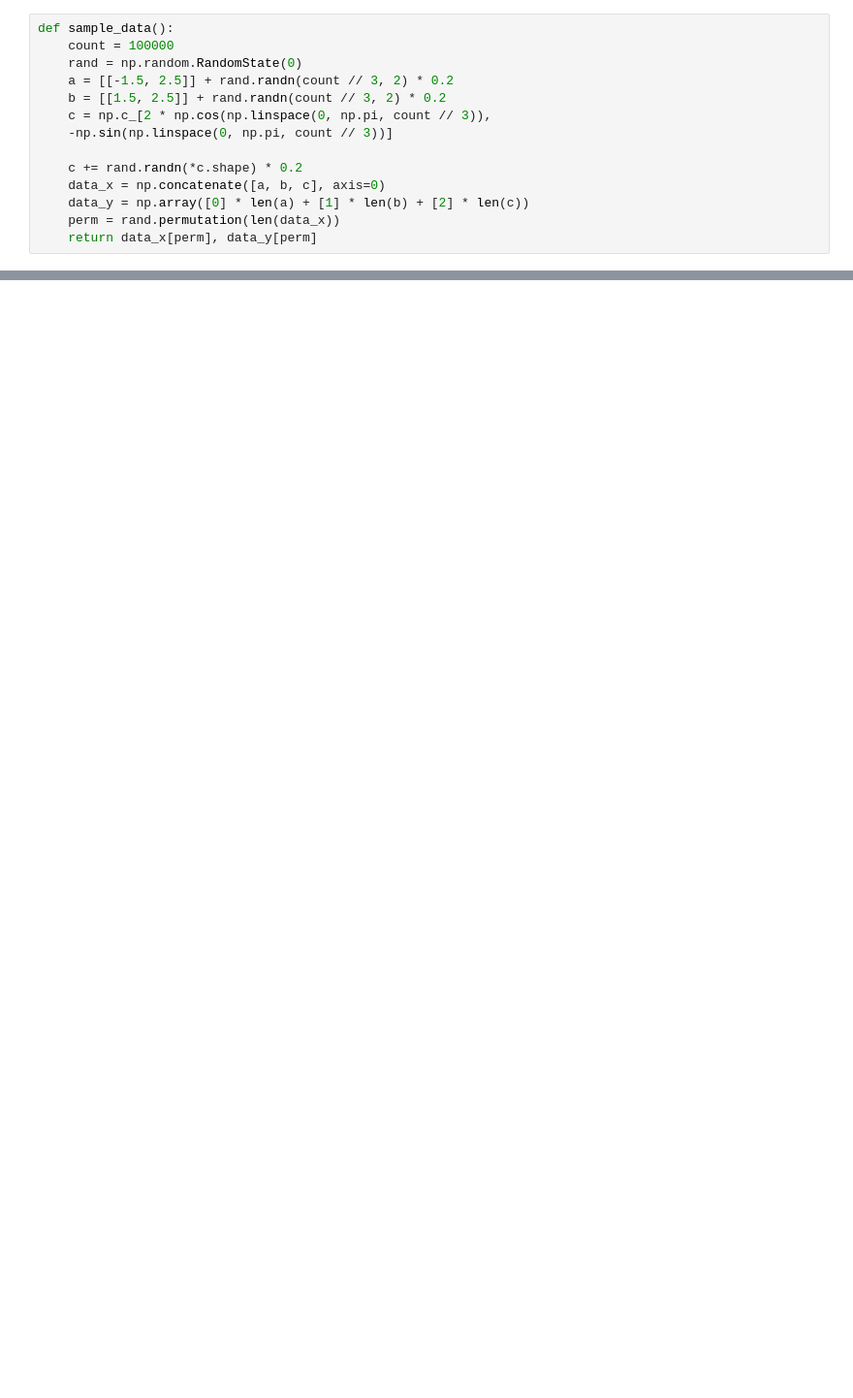
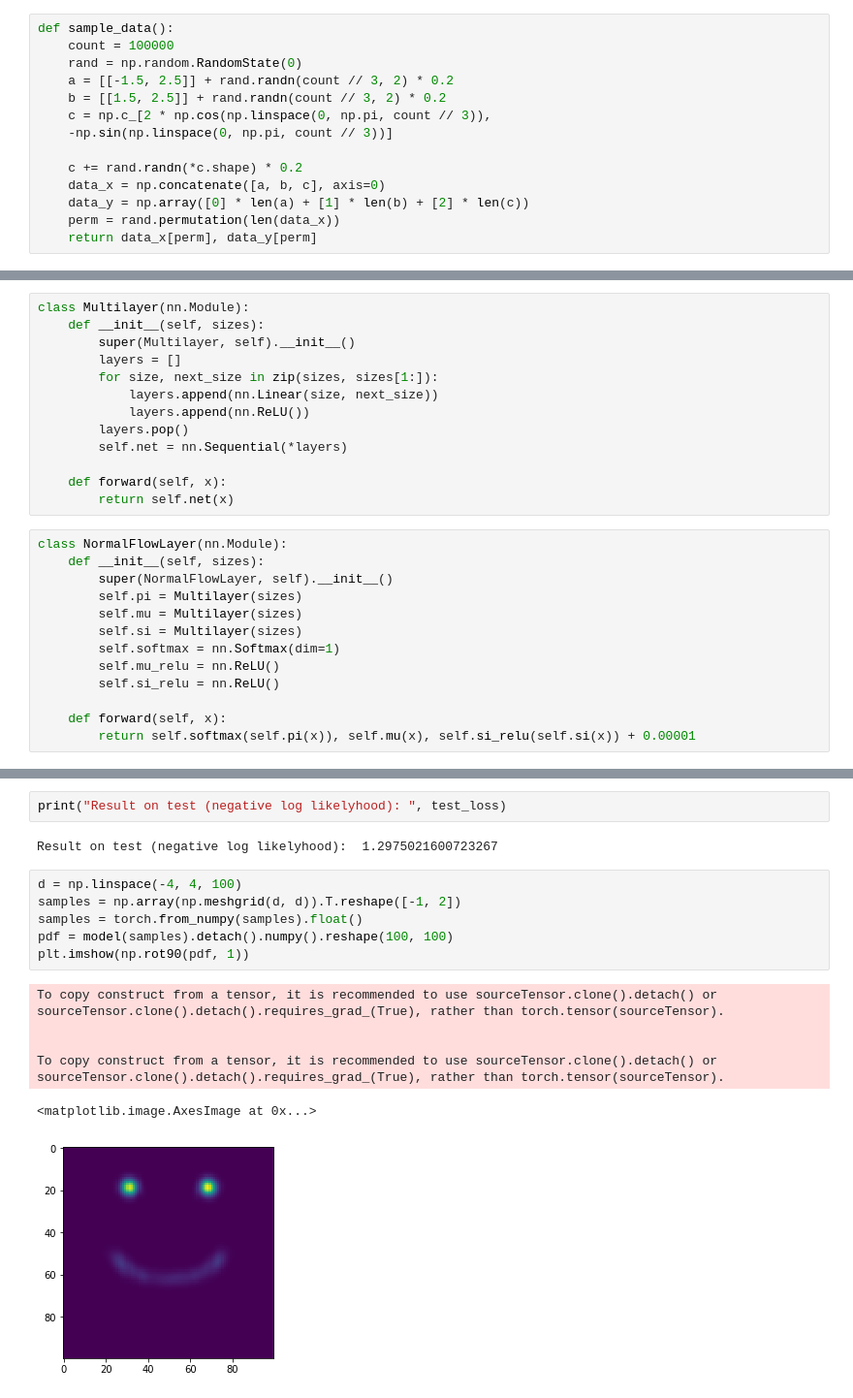
Before and after one commit to annikura/dul_homeworks, a Jupyter notebook: DUL, hw2, task 1.ipynb, the cells around one changed output, grey strips where cells are left out. Shown at 97% size. Saved outputs shown, nothing was run; the diff lists cells and outputs as text; blank space fills up the shorter version.

```diff
--- a/DUL, hw2, task 1.ipynb
+++ b/DUL, hw2, task 1.ipynb
@@ -84,0 +32,26 @@ class MADE(torch.nn.Module):
+# %%
+class Multilayer(nn.Module):
+    def __init__(self, sizes):
+        super(Multilayer, self).__init__()
+        layers = []
+        for size, next_size in zip(sizes, sizes[1:]):
+            layers.append(nn.Linear(size, next_size))
+            layers.append(nn.ReLU())
+        layers.pop()
+        self.net = nn.Sequential(*layers)
+
+    def forward(self, x):
+        return self.net(x)
+# %%
+class NormalFlowLayer(nn.Module):
+    def __init__(self, sizes):
+        super(NormalFlowLayer, self).__init__()
+        self.pi = Multilayer(sizes)
+        self.mu = Multilayer(sizes)
+        self.si = Multilayer(sizes)
+        self.softmax = nn.Softmax(dim=1)
+        self.mu_relu = nn.ReLU()
+        self.si_relu = nn.ReLU()
+
+    def forward(self, x):
+        return self.softmax(self.pi(x)), self.mu(x), self.si_relu(self.si(x)) + 0.00001
@@ -84,0 +146,17 @@ class MADE(torch.nn.Module):
+# %%
+print("Result on test (negative log likelyhood): ", test_loss)
+# %% [output]
+Result on test (negative log likelyhood):  1.2975021600723267
+# %%
+d = np.linspace(-4, 4, 100)
+samples = np.array(np.meshgrid(d, d)).T.reshape([-1, 2])
+samples = torch.from_numpy(samples).float()
+pdf = model(samples).detach().numpy().reshape(100, 100)
+plt.imshow(np.rot90(pdf, 1))
+# %% [output]
+To copy construct from a tensor, it is recommended to use sourceTensor.clone().detach() or sourceTensor.clone().detach().requires_grad_(True), rather than torch.tensor(sourceTensor).
+
+
+To copy construct from a tensor, it is recommended to use sourceTensor.clone().detach() or sourceTensor.clone().detach().requires_grad_(True), rather than torch.tensor(sourceTensor).
+<matplotlib.image.AxesImage at 0x...>
+[figure, added]
```
Also changed, not shown: parts of 11 cells of this notebook.
